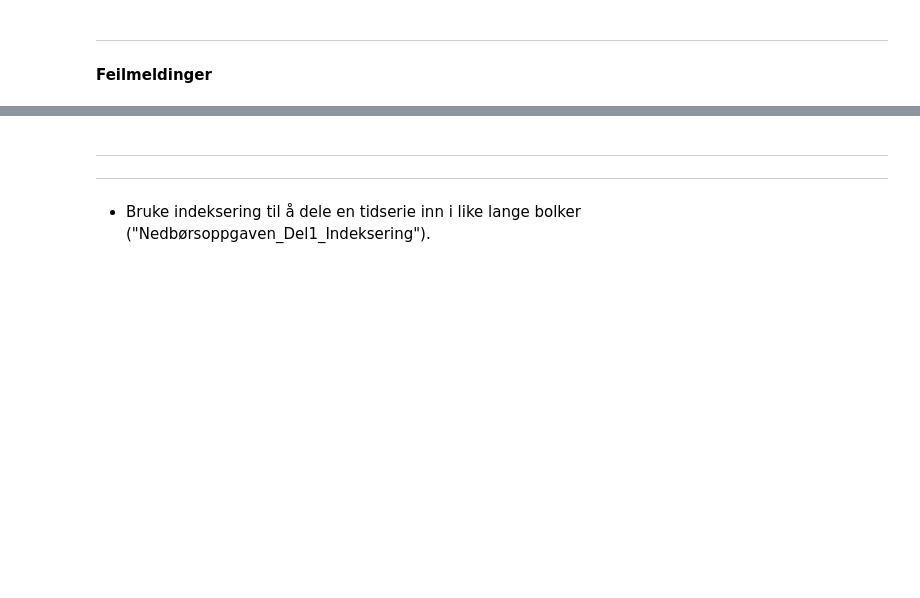
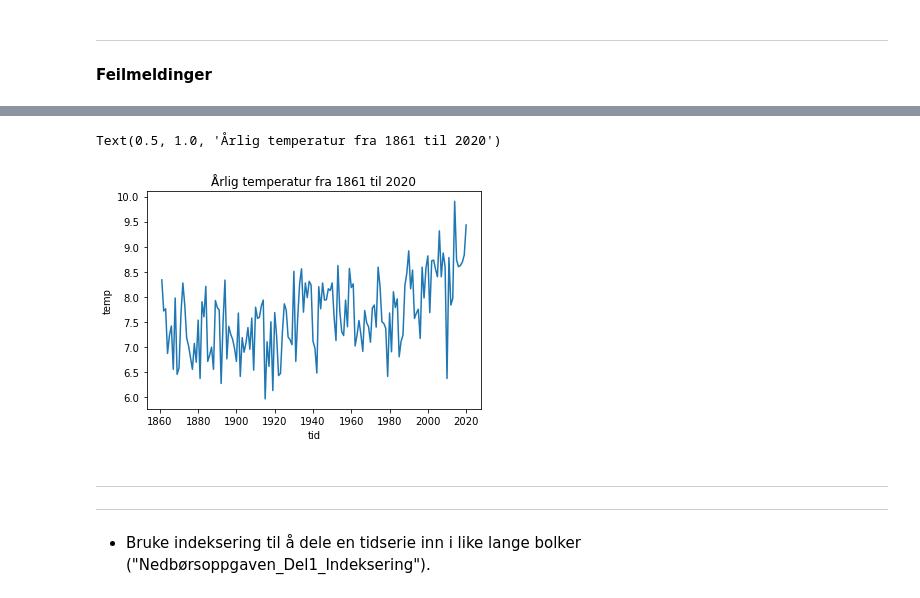
Before and after one commit to irendundas/EkteData, a Jupyter notebook: NAT624_recap_v2.ipynb, the cells around one changed output, grey strips where cells are left out. Cells and saved outputs as stored; diff of their text form; code cells hidden in the pictures; blank space fills up the shorter version.

```diff
--- a/NAT624_recap_v2.ipynb
+++ b/NAT624_recap_v2.ipynb
@@ -65,8 +126,11 @@ plt.plot(tid,temp[3:])
 # %%
 plt.plot(tid,temp)
 plt.xlabel('tid')
-plt.ylabel('temp'
+plt.ylabel('temp')
 plt.title('Årlig temperatur fra 1861 til 2020')
+# %% [output]
+Text(0.5, 1.0, 'Årlig temperatur fra 1861 til 2020')
+[figure, added]
 # %% [markdown]
 ---------------
 ---------
```
Also changed, not shown: parts of 17 cells of this notebook, 3 other files.
